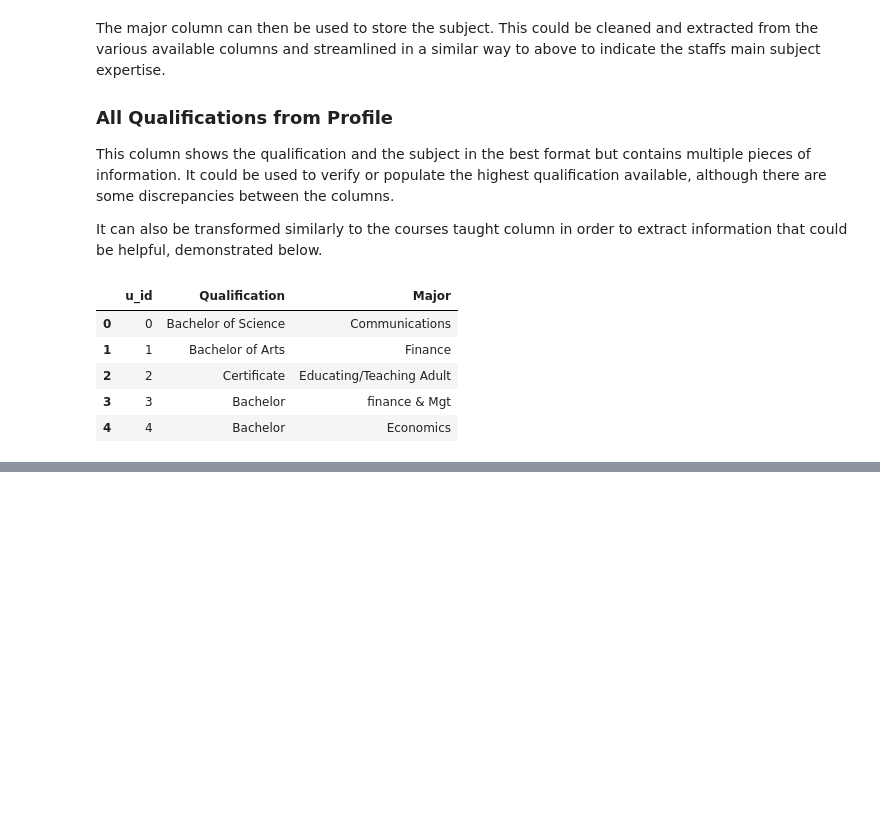
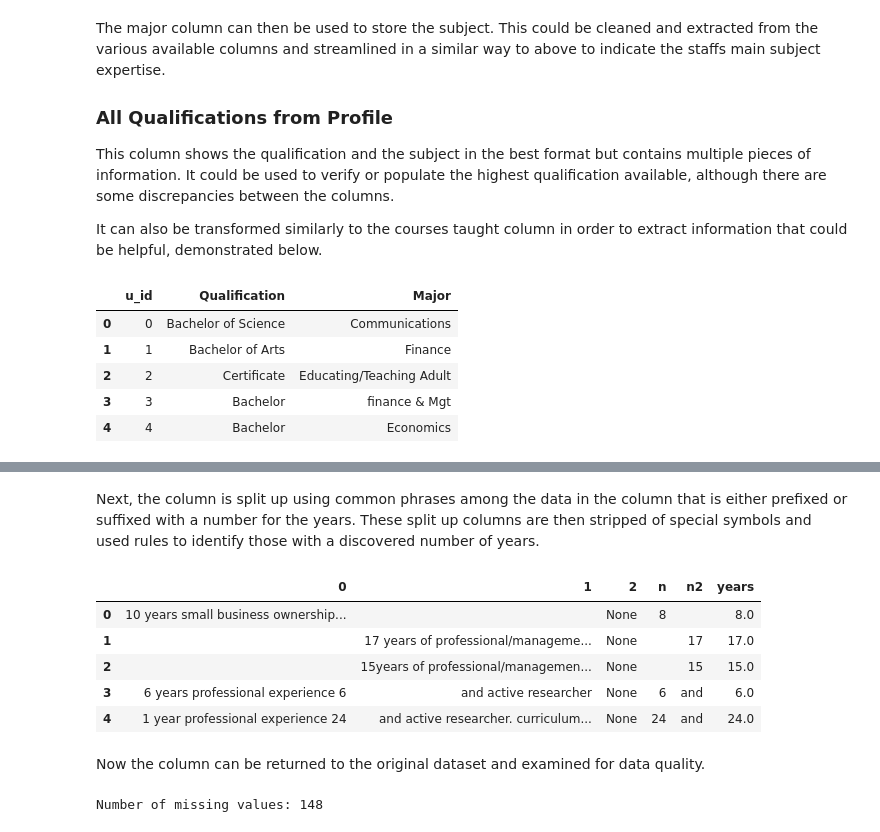
Before and after one commit to cheylea/data-cleanse-uol, a Jupyter notebook: SIS-DataCleanse.ipynb, the cells around one changed output, grey strips where cells are left out. Saved outputs shown, nothing was run; the diff lists cells and outputs as text; code cells hidden in the pictures; blank space fills up the shorter version.

```diff
--- a/SIS-DataCleanse.ipynb
+++ b/SIS-DataCleanse.ipynb
@@ -504,0 +511,56 @@ qualifs_t.head()
+# %%
+# Make all lower case
+data['Other Experience'] = data['Other Experience'].str.lower()
+
+# Remove double spaces
+data['Other Experience'] = data['Other Experience'].str.replace('  ', ' ')
+# %% [markdown]
+Next, the column is split up using common phrases among the data in the column that is either prefixed or suffixed with a number for the years. These split up columns are then stripped of special symbols and used rules to identify those with a discovered number of years.
+# %%
+# Split column by common phrasing
+teaching_experience = data['Other Experience'].str.split('years of high school|years high school|years school|years of school|years university|years of university|years teaching experience|years of teaching experience|years teaching|years of teaching', expand=True)
+
+# Strip out irrelevant symbols
+teaching_experience[0] = teaching_experience[0].str.replace('+', '', regex=True)
+teaching_experience[0] = teaching_experience[0].str.replace('\n', '', regex=True)
+teaching_experience[0] = teaching_experience[0].str.strip()
+teaching_experience[1] = teaching_experience[1].str.replace('\n', '', regex=True)
+teaching_experience[1] = teaching_experience[1].str.replace(':', '')
+teaching_experience[1] = teaching_experience[1].str.replace('&', '')
+teaching_experience[1] = teaching_experience[1].str.strip()
+
+# Extract numbers from columns
+teaching_experience['n'] = teaching_experience[0].str.split(' ').str[-1]
+teaching_experience['n2'] = teaching_experience[1].str.split(' |y').str[0]
+
+# Combine isolated numerical values
+teaching_experience['years'] = np.where(teaching_experience[0].str.isdigit(), teaching_experience[0],
+                               np.where(teaching_experience['n'].str.isdigit(), teaching_experience['n'],
+                               np.where(teaching_experience['n2'].str.isdigit(), teaching_experience['n2'],
+                               None)))
+
+# Convert column to numeric
+teaching_experience['years'] = pd.to_numeric(teaching_experience['years'])
+
+# Remove outliers
+teaching_experience['years'] = np.where(teaching_experience['years'] > 40, None, teaching_experience['years'])
+
+teaching_experience.head()
+# %% [output]
+|  | 0 | 1 | 2 | n | n2 | years |
+| 0 | 10 years small business ownership... |  | None | 8 |  | 8.0 |
+| 1 |  | 17 years of professional/manageme... | None |  | 17 | 17.0 |
+| 2 |  | 15years of professional/managemen... | None |  | 15 | 15.0 |
+| 3 | 6 years professional experience 6 | and active researcher | None | 6 | and | 6.0 |
+| 4 | 1 year professional experience 24 | and active researcher. curriculum... | None | 24 | and | 24.0 |
+# %% [markdown]
+Now the column can be returned to the original dataset and examined for data quality.
+# %%
+# Add column to original dataset
+data['years_teaching'] = teaching_experience['years']
+
+# Check for nulls
+missing = data['years_teaching'].isnull().sum()
+print("\nNumber of missing values:", missing)
+# %% [output]
+Number of missing values: 148
```
Also changed, not shown: parts of 14 cells of this notebook, 3 other files.
